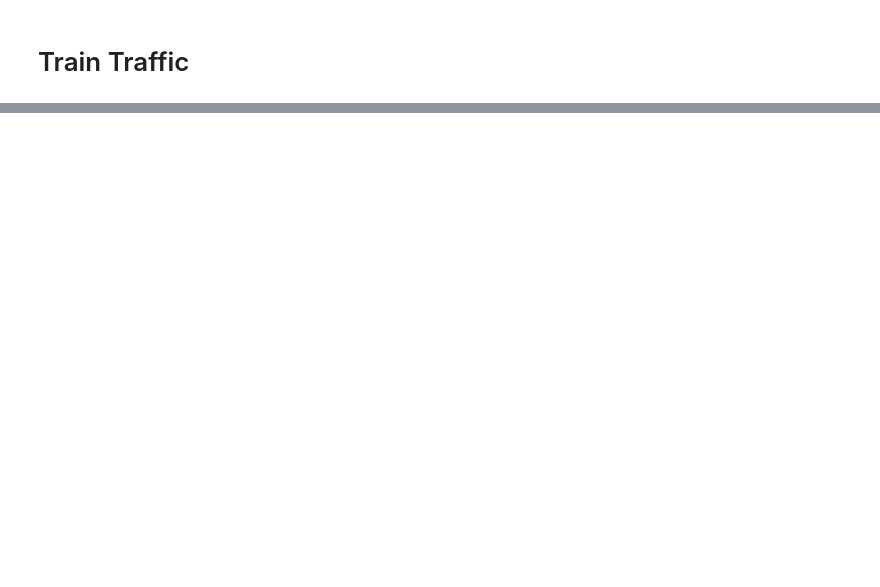
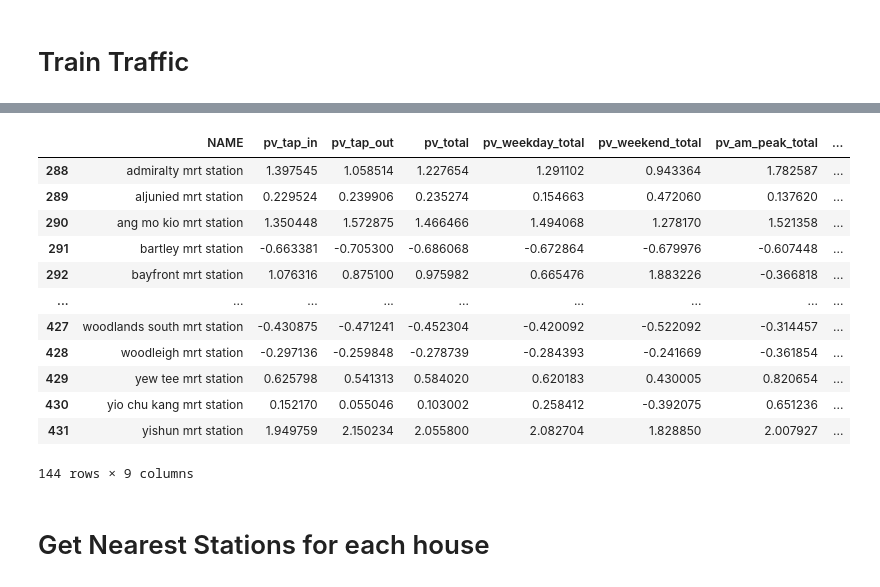
Before and after one commit to elijahkzy/CS5228-project, a Jupyter notebook: 00_location_graph_data_mining/01_mrt_station_features.ipynb, the cells around one changed output, grey strips where cells are left out. Saved outputs shown, nothing was run; the diff lists cells and outputs as text; code cells hidden in the pictures; blank space fills up the shorter version.

```diff
--- a/00_location_graph_data_mining/01_mrt_station_features.ipynb
+++ b/00_location_graph_data_mining/01_mrt_station_features.ipynb
@@ -57,0 +126,21 @@ traffic_df
+# %%
+scale = StandardScaler()
+tdf = traffic_df.copy(deep = True)
+tdf[num_col] = scale.fit_transform(traffic_df[num_col])
+joblib.dump(scale, '/Users/keltonn/Desktop/Repo/CS5228-project/00_location_graph_data_mining/scalers/traffic_scale.pkl')
+tdf = tdf.drop('year_month', axis = 1)
+tdf
+# %% [output]
+|  | NAME | pv_tap_in | pv_tap_out | pv_total | pv_weekday_total | pv_weekend_total | pv_am_peak_total | ... |
+| 288 | admiralty mrt station | 1.397545 | 1.058514 | 1.227654 | 1.291102 | 0.943364 | 1.782587 | ... |
+| 289 | aljunied mrt station | 0.229524 | 0.239906 | 0.235274 | 0.154663 | 0.472060 | 0.137620 | ... |
+| 290 | ang mo kio mrt station | 1.350448 | 1.572875 | 1.466466 | 1.494068 | 1.278170 | 1.521358 | ... |
+| 291 | bartley mrt station | -0.663381 | -0.705300 | -0.686068 | -0.672864 | -0.679976 | -0.607448 | ... |
+| 292 | bayfront mrt station | 1.076316 | 0.875100 | 0.975982 | 0.665476 | 1.883226 | -0.366818 | ... |
+| ... | ... | ... | ... | ... | ... | ... | ... | ... |
+| 427 | woodlands south mrt station | -0.430875 | -0.471241 | -0.452304 | -0.420092 | -0.522092 | -0.314457 | ... |
+| 428 | woodleigh mrt station | -0.297136 | -0.259848 | -0.278739 | -0.284393 | -0.241669 | -0.361854 | ... |
+| 429 | yew tee mrt station | 0.625798 | 0.541313 | 0.584020 | 0.620183 | 0.430005 | 0.820654 | ... |
+| 430 | yio chu kang mrt station | 0.152170 | 0.055046 | 0.103002 | 0.258412 | -0.392075 | 0.651236 | ... |
+| 431 | yishun mrt station | 1.949759 | 2.150234 | 2.055800 | 2.082704 | 1.828850 | 2.007927 | ... |
+144 rows × 9 columns
@@ -57,0 +154,2 @@ traffic_df
+# %% [markdown]
+# Get Nearest Stations for each house
```
Also changed, not shown: parts of 25 cells of this notebook, 3 other files.
